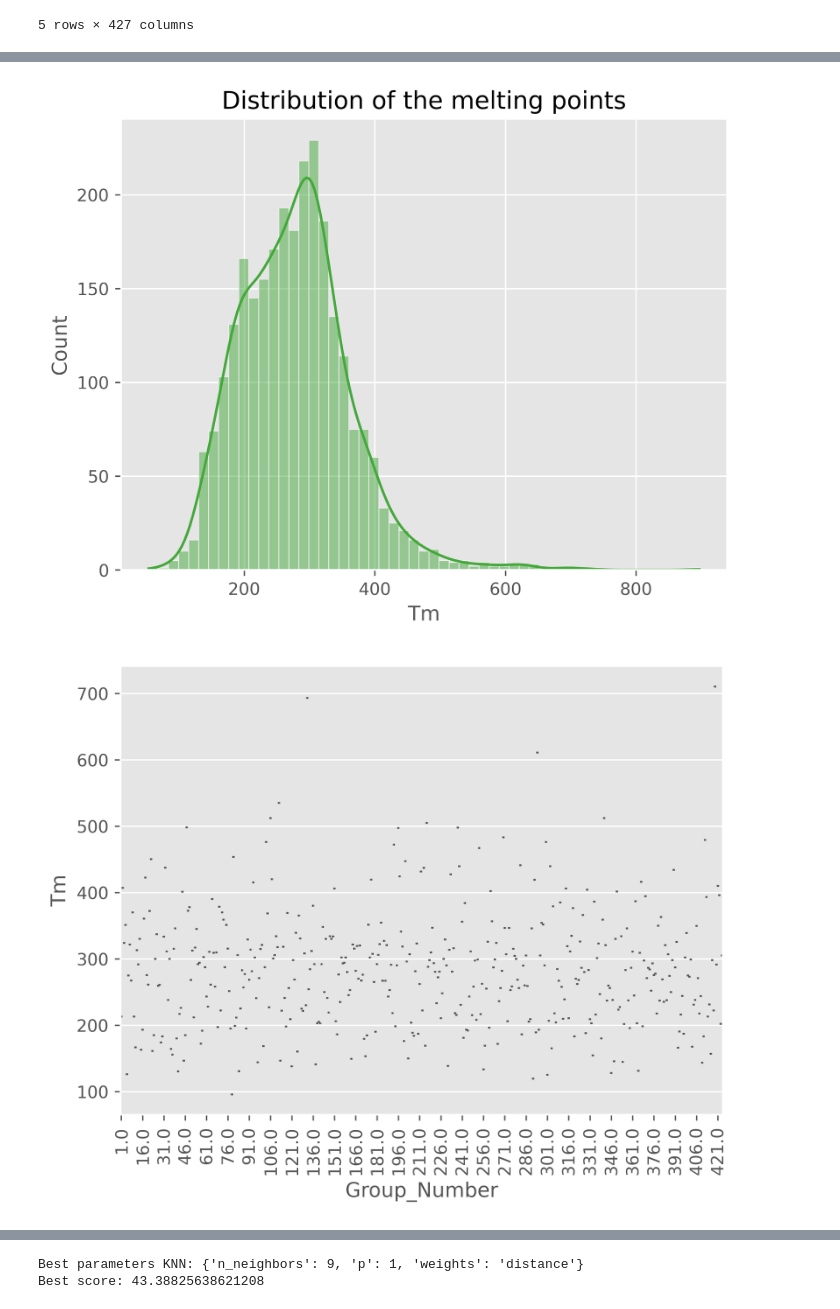
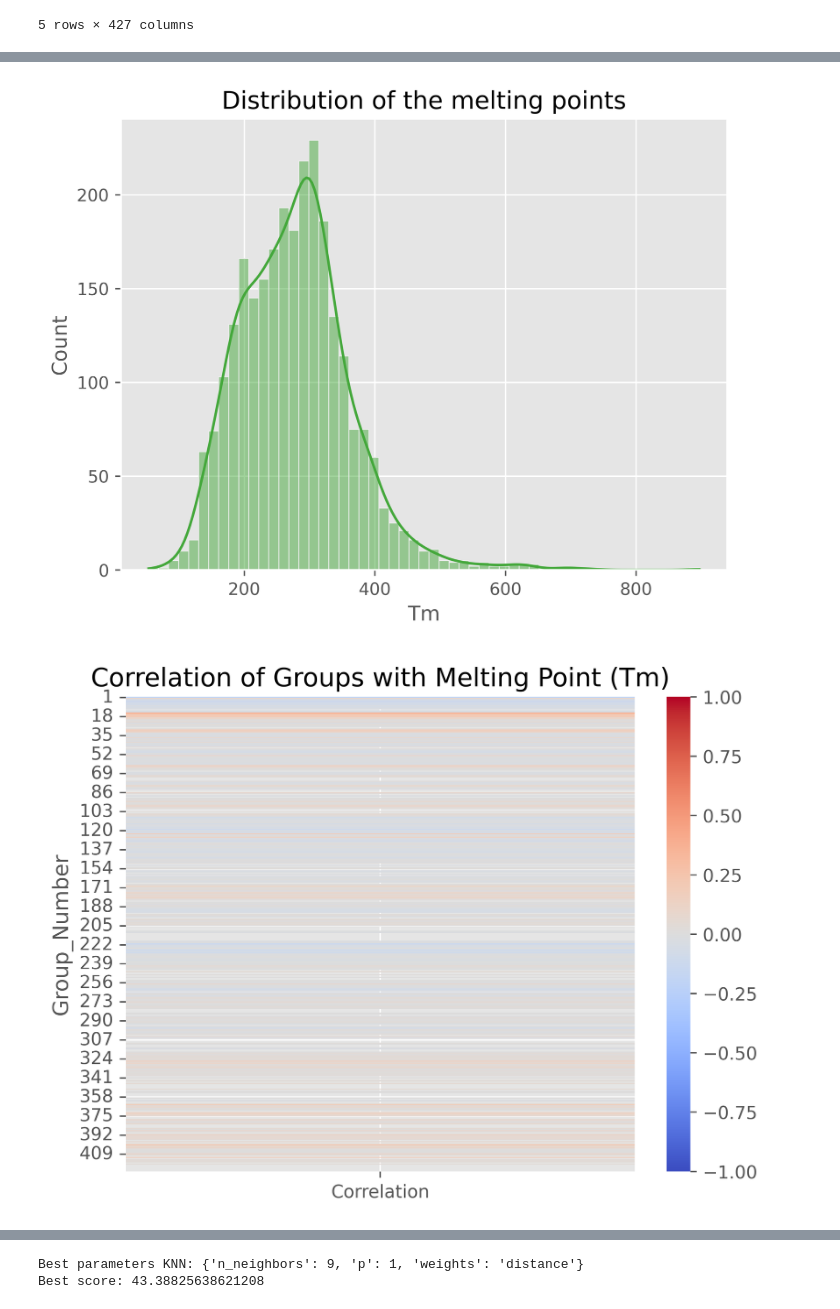
Before and after one commit to linuskruer/ids2025_group7_project_g1, a Jupyter notebook: Helena.ipynb, the cells around one changed output, grey strips where cells are left out. Cells and saved outputs as stored; diff of their text form; code cells hidden in the pictures.

```diff
--- a/Helena.ipynb
+++ b/Helena.ipynb
@@ -46,20 +89,23 @@ plt.close()
 # %%
 #histogram
 sns.histplot(data['Tm'], kde=True, color='#44A83B')
 plt.title("Distribution of the melting points")
 #plt.savefig("Graphics/Distribution_melting_points")
 plt.show()
 plt.close()
 
-sns.boxplot(x=corr_df["Group_Number"], y=data['Tm'])
-step = 15
-ticks = list(range(0,corr_df['Group_Number'].max() + 1, step))
-plt.xticks(ticks, rotation=90)
+sns.heatmap(
+    corr_df[["Correlation"]].set_index(corr_df["Group_Number"]),
+    cmap="coolwarm",
+    annot=False,
+    cbar=True,
+    vmin=-1, vmax=1
+)
+
+plt.title("Correlation of Groups with Melting Point (Tm)")
+#plt.ylabel("Group Number")
+#plt.xlabel("Correlation")
 plt.show()
-
-corr = data.corr(numeric_only=True)
-sns.heatmap(corr, cmap='coolwarm')
-plt.show()
 # %% [output]
 [figure]
-[figure, old version]
+[figure, new version]
```
Also changed, not shown: parts of 4 cells of this notebook.
